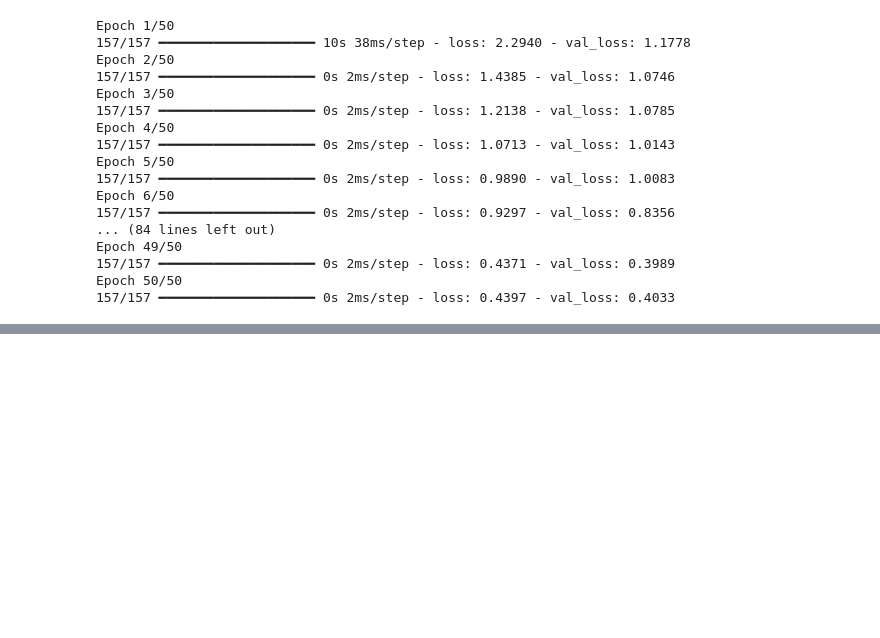
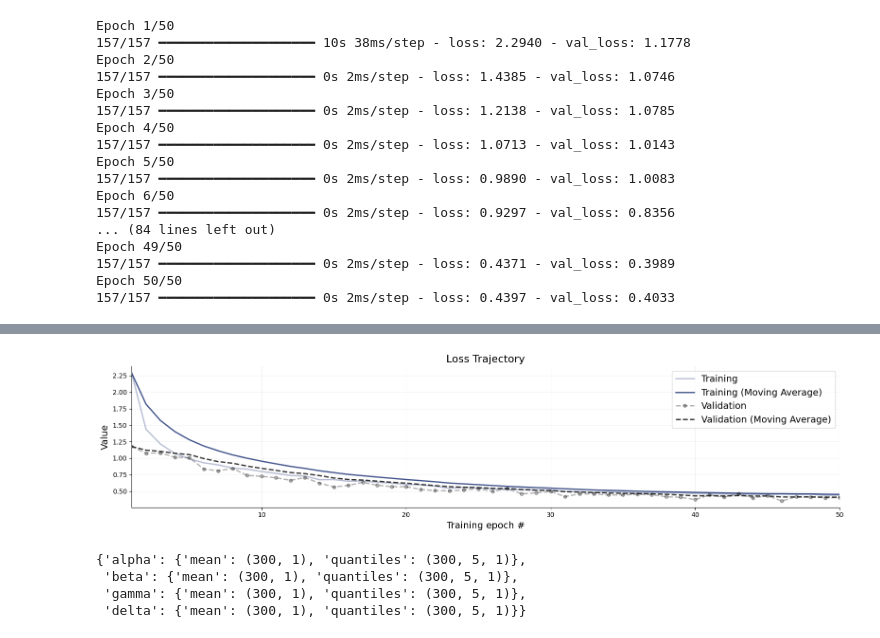
Before and after one commit to bayesflow-org/bf2-paper-case-study, a Jupyter notebook: bf2_case_study.ipynb, the cells around one changed output, grey strips where cells are left out. Cells and saved outputs as stored; diff of their text form; code cells hidden in the pictures; blank space fills up the shorter version.

```diff
--- a/bf2_case_study.ipynb
+++ b/bf2_case_study.ipynb
@@ -298,0 +481,4 @@ ax.axvline([5], color="black", linestyle="dashed")
+# %%
+f = bf.diagnostics.loss(history)
+# %% [output]
+[figure, added]
@@ -298,0 +491,7 @@ ax.axvline([5], color="black", linestyle="dashed")
+# %%
+keras.tree.map_structure(keras.ops.shape, point_estimates)
+# %% [output]
+{'alpha': {'mean': (300, 1), 'quantiles': (300, 5, 1)},
+ 'beta': {'mean': (300, 1), 'quantiles': (300, 5, 1)},
+ 'gamma': {'mean': (300, 1), 'quantiles': (300, 5, 1)},
+ 'delta': {'mean': (300, 1), 'quantiles': (300, 5, 1)}}
```
Also changed, not shown: parts of 24 cells of this notebook, 2 other files.
